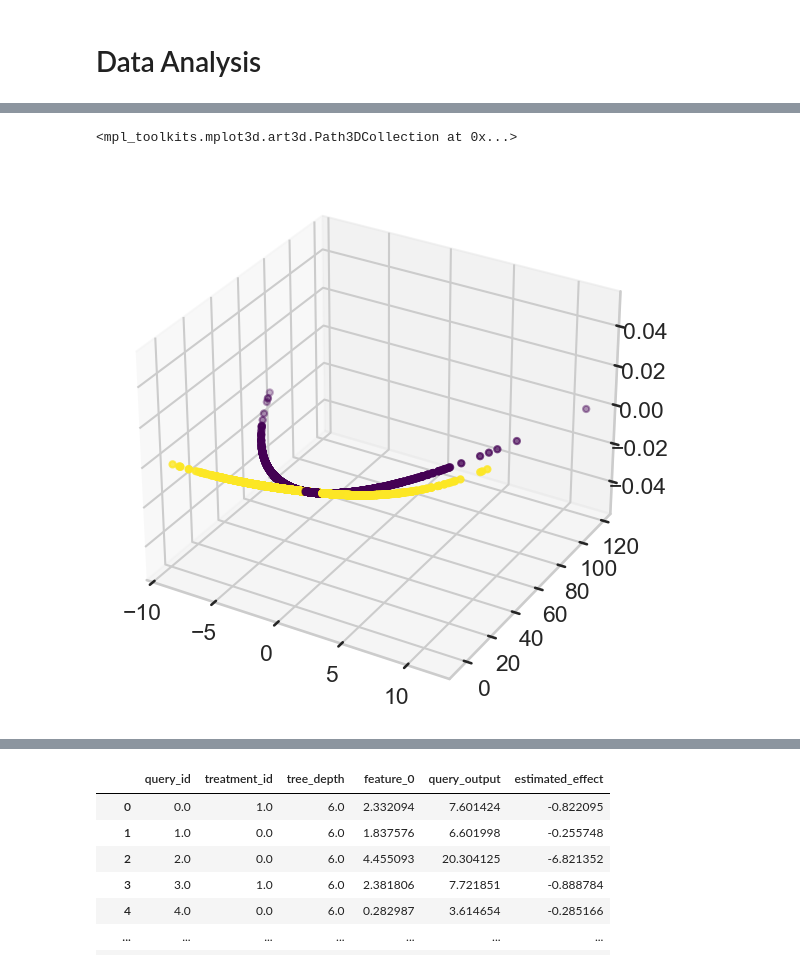
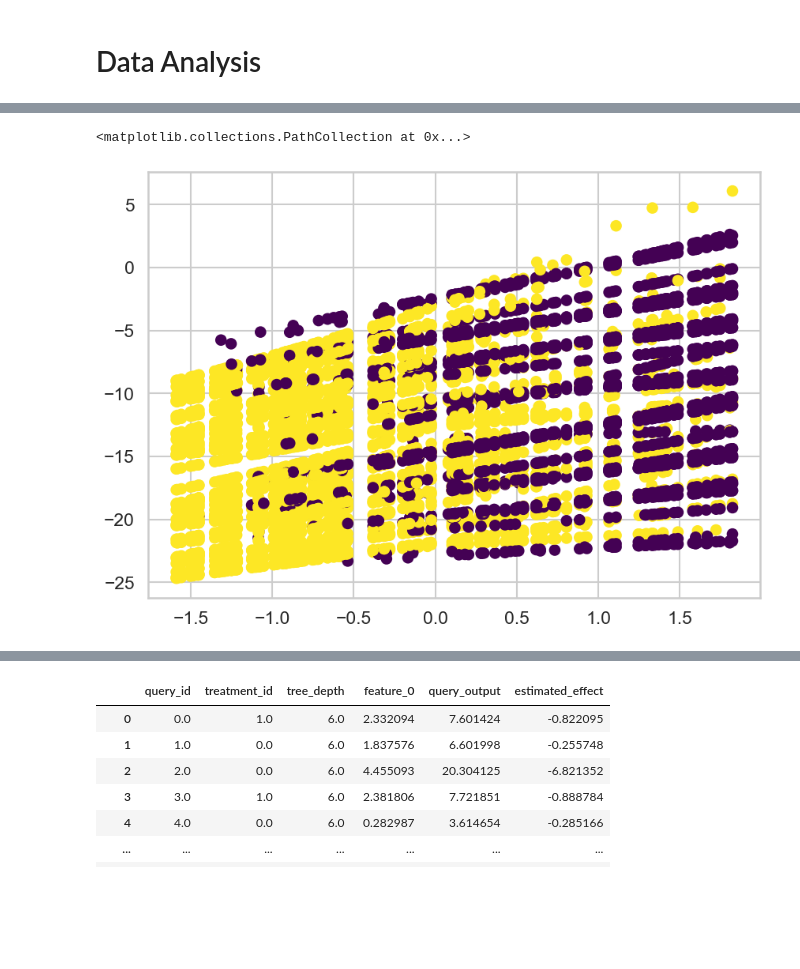
Before and after one commit to KDL-umass/compositional_models_cate, a Jupyter notebook: notebooks/synthetic_dgp_analysis.ipynb, the cells around one changed output, grey strips where cells are left out. Saved outputs shown, nothing was run; the diff lists cells and outputs as text; code cells hidden in the pictures; blank space fills up the shorter version.

```diff
--- a/notebooks/synthetic_dgp_analysis.ipynb
+++ b/notebooks/synthetic_dgp_analysis.ipynb
@@ -25,19 +25,19 @@ def parse_arguments():
     parser = argparse.ArgumentParser(description="Train modular neural network architectures and baselines for causal effect estimation")
     parser.add_argument("--domain", type=str, default="synthetic_data", help="Domain")
     parser.add_argument("--biasing_covariate", type=str, default="feature_sum", help="Biasing covariate")
-    parser.add_argument("--bias_strength", type=float, default=0, help="Bias strength")
-    parser.add_argument("--scale", type=bool, default=False, help="Scale data")
+    parser.add_argument("--bias_strength", type=float, default=10, help="Bias strength")
+    parser.add_argument("--scale", type=bool, default=True, help="Scale data")
     parser.add_argument("--num_modules", type=int, default=6, help="Number of modules")
     parser.add_argument("--num_feature_dimensions", type=int, default=1, help="Number of feature dimensions")
     parser.add_argument("--num_samples", type=int, default=10000, help="Number of samples")
     parser.add_argument("--module_function_type", type=str, default="quadratic", help="Module function type")
     parser.add_argument("--composition_type", type=str, default="parallel", help="Composition type")
     parser.add_argument("--resample", type=bool, default=True, help="Resample data")
-    parser.add_argument("--seed", type=int, default=42, help="Seed for reproducibility")
+    parser.add_argument("--seed", type=int, default=55, help="Seed for reproducibility")
     parser.add_argument("--fixed_structure", type=bool, default=True, help="Fixed structure flag")
     parser.add_argument("--data_dist", type=str, default="uniform", help="Data distribution")
     parser.add_argument("--heterogeneity", type=float, default=1.0, help="Heterogeneity")
-    parser.add_argument("--split_type", type=str, default="iid", help="Split type")
+    parser.add_argument("--split_type", type=str, default="ood", help="Split type")
     # hidden_dim
     parser.add_argument("--hidden_dim", type=int, default=64, help="Hidden dimension")
     # epochs
@@ -51,11 +51,11 @@ def parse_arguments():
     # model_class
     parser.add_argument("--underlying_model_class", type=str, default="MLP", help="Model class")
     # run_env
-    parser.add_argument("--run_env", type=str, default="unity", help="Run environment")
+    parser.add_argument("--run_env", type=str, default="local", help="Run environment")
     # use_subset_features
     parser.add_argument("--use_subset_features", type=bool, default=False, help="Use subset features")
     # generate trees systematically for creating OOD data
-    parser.add_argument("--systematic", type=bool, default=False, help="Generate trees systematically")
+    parser.add_argument("--systematic", type=bool, default=True, help="Generate trees systematically")
     return parser.parse_args(args=[])
 
 def setup_directories(args):
@@ -139,6 +139,7 @@ def decompose_module_errors(module_csvs, num_modules):
 
 
 def process_shared_covariates_row_wise(train_df, test_df, args):
+    num_modules = [col for col in train_df.columns if col.startswith('num_module_')]
     if args.covariates_shared:
         def process_row(row):
             # Find non-zero modules for this row
@@ -156,7 +157,7 @@ def process_shared_covariates_row_wise(train_df, test_df, args):
                 new_row[f'feature_{feature_id}'] = row[feature]
 
             # Add other necessary columns
-            for col in ['query_id', 'treatment_id', 'query_output', 'tree_depth'] + num_modules:
+            for col in ['query_id', 'treatment_id', 'tree_depth', 'query_output'] + num_modules:
                 new_row[col] = row[col]
 
             return pd.Series(new_row)
@@ -169,7 +170,7 @@ def process_shared_covariates_row_wise(train_df, test_df, args):
 
 
         # Ensure consistent column ordering
-        columns_order = ['query_id', 'treatment_id', 'tree_depth'] + [col for col in train_df_processed.columns if col.startswith('feature_')] + ['query_output']
+        columns_order = [col for col in train_df_processed.columns if col.startswith('feature_')] + ['query_id', 'treatment_id', 'tree_depth', 'query_output'] + num_modules
         train_df_processed = train_df_processed[columns_order]
         test_df_processed = test_df_processed[columns_order]
 
@@ -190,8 +190,8 @@ import seaborn as sns
 args = parse_arguments()
 print(args)
 main_dir, csv_path, obs_data_path, scaler_path = setup_directories(args)
-# module_function_types = ["linear", "quadratic", "mlp", "logarithmic", "exponential", "sigmoid"]
-module_function_types = ["quadratic"] * args.num_modules
+module_function_types = ["linear", "quadratic", "mlp", "logarithmic", "exponential", "sigmoid"]
+# module_function_types = ["quadratic"] * args.num_modules
 sampler = SyntheticDataSampler(args.num_modules, args.num_feature_dimensions, args.composition_type,
                                 args.fixed_structure, args.num_modules, args.num_samples, args.seed,
                                 args.data_dist, module_function_types=module_function_types, resample=args.resample,
@@ -210,6 +210,8 @@ covariates = [x for x in train_df.columns if "feature" in x]
 if args.systematic:
     covariates += [x for x in train_df.columns if "num" in x]
 
+print(f"Training data shape: {train_df.shape}")
+print("Covaariates: ", covariates)
 treatment, outcome = "treatment_id", "query_output"
 
 gt_effects_test = get_ground_truth_effects(data, test_qids)
@@ -269,12 +271,10 @@ with open(f"{results_path}/results_{args.num_modules}_{args.num_feature_dimensio
 
 results_csv_folder = f"{results_path}/csvs_{args.num_modules}_{args.num_feature_dimensions}_scale_{args.scale}"
 os.makedirs(results_csv_folder, exist_ok=True)
-# Save combined_df_test and module_csvs here
+# Save combined_df_test and modulbe_csvs here
 additive_combined_test_df.to_csv(f"{results_csv_folder}/additive_combined_test_df.csv", index=False)
 for module_file, module_csv in module_csvs_test.items():
     module_csv.to_csv(f"{results_csv_folder}/{module_file}.csv", index=False)
-
-
 
 print(results)
 print(f"Results saved at {results_path}")
@@ -579,24 +541,24 @@ data
 # %%
 # Hypotheses to test
 # 1. Each component output is a quadratic function of the input features.
 # 2. Plot final output vs input features.
 
 # Hypothesis 1
 # plot 1
 import matplotlib.pyplot as plt
 import seaborn as sns
 sns.set(style="whitegrid")
 sns.set_context("talk")
 max_modules = 6
 # fig, ax = plt.subplots(1, max_modules, figsize=(20, 5))
 
 # Have a 3D plot for two features and one output
 fig = plt.figure(figsize=(10, 7))
-ax = fig.add_subplot(111, projection='3d')
-ax.scatter(train_df["feature_0"],train_df["query_output"], c=train_df["treatment_id"], cmap='viridis')
+# ax = fig.add_subplot(111, projection='3d')
+plt.scatter(train_df["feature_0"],train_df["query_output"], c=train_df["treatment_id"], cmap='viridis')
 # %% [output]
-<mpl_toolkits.mplot3d.art3d.Path3DCollection at 0x...>
+<matplotlib.collections.PathCollection at 0x...>
-[figure, old version]
+[figure, new version]
 # %%
 # plot distribution of the output for train and test df in the same plot
 fig, ax = plt.subplots(1, 2, figsize=(20, 5))
```
Also changed, not shown: parts of 22 cells of this notebook, 1 other file.
